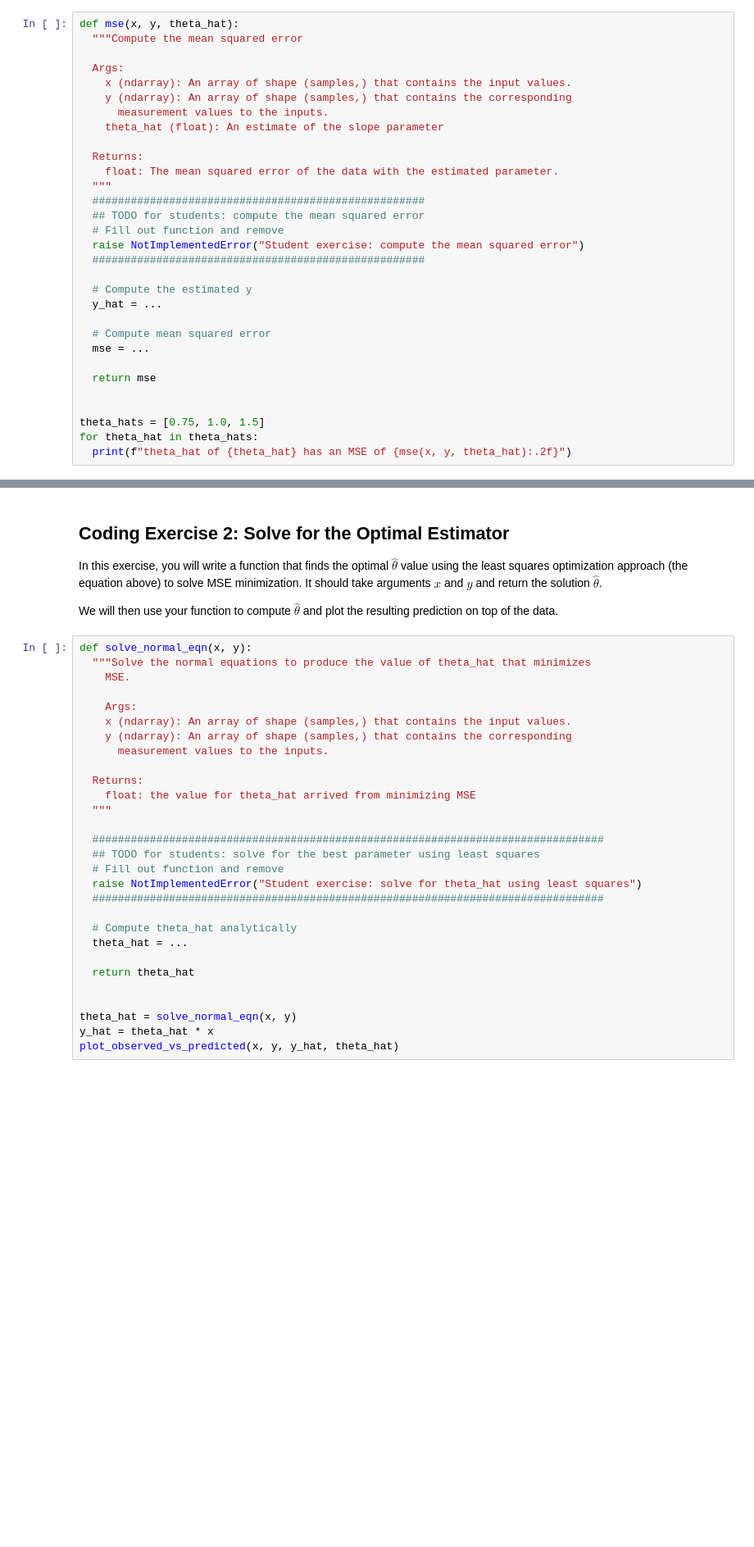
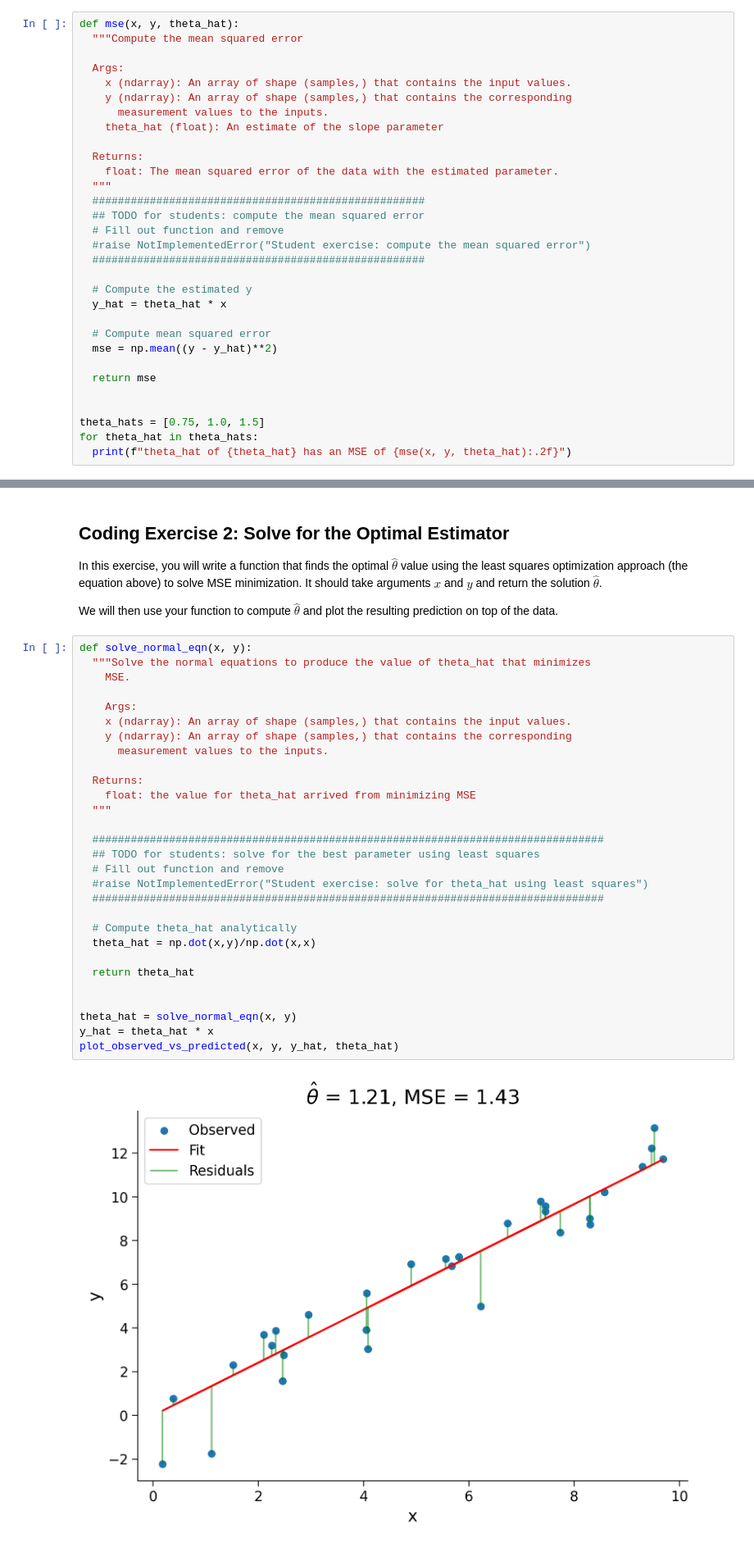
Before and after one commit to RJ0109/Complete-Python-3-Bootcamp, a Jupyter notebook: tutorials/W1D2_ModelFitting/student/W1D2_Tutorial1.ipynb, the cells around one changed output, grey strips where cells are left out. Shown: that part at 82% size. Saved outputs shown, nothing was run; the diff lists cells and outputs as text; blank space fills up the shorter version.

```diff
--- a/tutorials/W1D2_ModelFitting/student/W1D2_Tutorial1.ipynb
+++ b/tutorials/W1D2_ModelFitting/student/W1D2_Tutorial1.ipynb
@@ -230,14 +241,14 @@ def mse(x, y, theta_hat):
   ####################################################
   ## TODO for students: compute the mean squared error
   # Fill out function and remove
-  raise NotImplementedError("Student exercise: compute the mean squared error")
+  #raise NotImplementedError("Student exercise: compute the mean squared error")
   ####################################################
 
   # Compute the estimated y
-  y_hat = ...
+  y_hat = theta_hat * x
 
   # Compute mean squared error
-  mse = ...
+  mse = np.mean((y - y_hat)**2)
 
   return mse
 
@@ -354,32 +379,34 @@ We will then use your function to compute $\hat{\theta}$ and plot the resulting
 # %%
 def solve_normal_eqn(x, y):
   """Solve the normal equations to produce the value of theta_hat that minimizes
     MSE.
 
     Args:
     x (ndarray): An array of shape (samples,) that contains the input values.
     y (ndarray): An array of shape (samples,) that contains the corresponding
       measurement values to the inputs.
 
   Returns:
     float: the value for theta_hat arrived from minimizing MSE
   """
 
   ################################################################################
   ## TODO for students: solve for the best parameter using least squares
   # Fill out function and remove
-  raise NotImplementedError("Student exercise: solve for theta_hat using least squares")
+  #raise NotImplementedError("Student exercise: solve for theta_hat using least squares")
   ################################################################################
 
   # Compute theta_hat analytically
-  theta_hat = ...
+  theta_hat = np.dot(x,y)/np.dot(x,x)
 
   return theta_hat
 
 
 theta_hat = solve_normal_eqn(x, y)
 y_hat = theta_hat * x
 plot_observed_vs_predicted(x, y, y_hat, theta_hat)
+# %% [output]
+[figure, added]
 # %% [markdown]
 [*Click for solution*](https://github.com/NeuromatchAcademy/course-content/tree/main/tutorials/W1D2_ModelFitting/solutions/W1D2_Tutorial1_Solution_7a89ba24.py)
 
```
Also changed, not shown: parts of 10 cells of this notebook.
